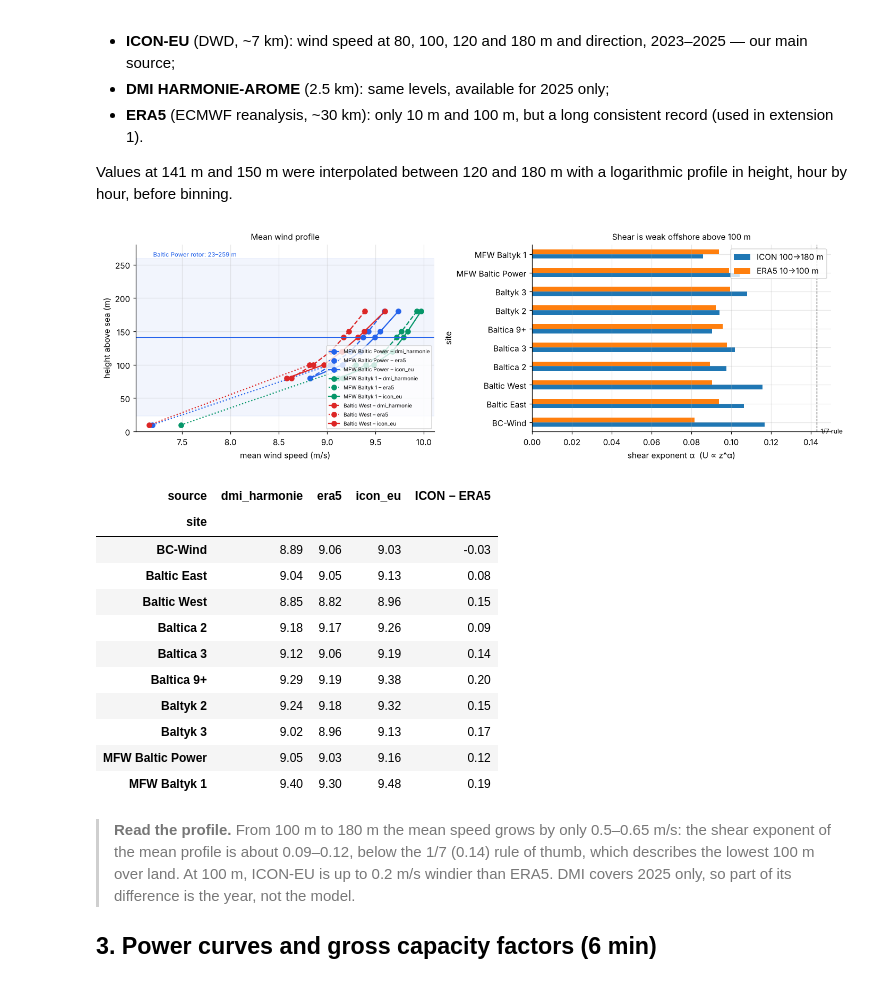
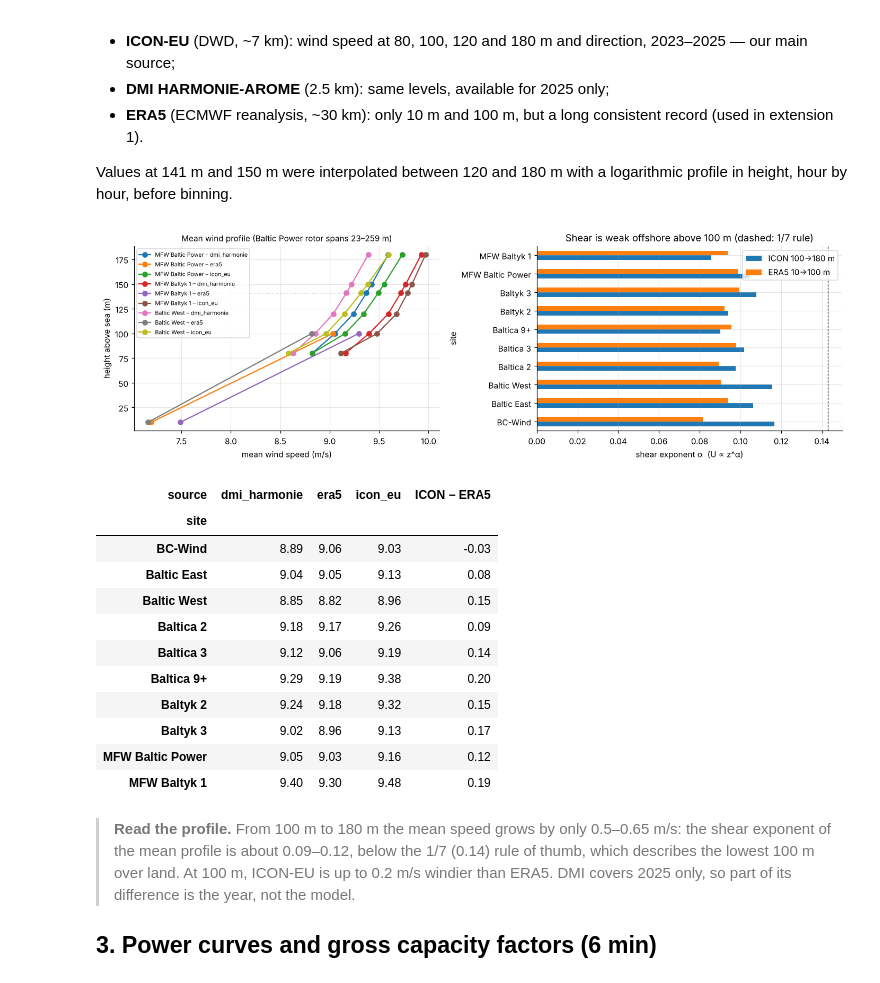
Before and after one commit to ogcincubator/bblocks-seadots, a Jupyter notebook: docs/baltic-ses-exercise/baltic_ses_production_extension.ipynb, the cells around one changed output. Drawn from its saved outputs; the diff is of its cells as text; code cells hidden in the pictures.

```diff
--- a/docs/baltic-ses-exercise/baltic_ses_production_extension.ipynb
+++ b/docs/baltic-ses-exercise/baltic_ses_production_extension.ipynb
@@ -92,15 +76,12 @@ summary
 | Baltyk 3 | 50 | SG 14-236 DD | 236.0 | NaN | Baltyk 2 + Baltyk 3 | 14.4 | 150 | 720.0 | 720.0 |
 | MFW Baltic Power | 76 | V236-15.0 MW | 236.0 | 141 | MFW Baltic Power | 15.0 | 141 | 1140.0 | 1200.0 |
 # %%
-fig, ax = plt.subplots(figsize=(11, 4.4))
-colors = {"MFW Baltic Power": "#2563eb", "Baltica 2": "#d97706", "Baltyk 2": "#059669", "Baltyk 3": "#7c3aed"}
-for f in osm["features"]:
-    if f["geometry"] and f["geometry"]["type"] == "Polygon":
-        ring = np.array(f["geometry"]["coordinates"][0]); ax.fill(ring[:, 0], ring[:, 1], fc="#94a3b8", alpha=.15, ec="#64748b", lw=.8)
-for site, g in turbines.groupby("wind_site"):
-    ax.scatter(g.lon, g.lat, s=g.rotor_d / 14, color=colors[site], label=f"{site}: {len(g)} × {g.model.iloc[0]}")
-subs = [f for f in osm["features"] if f["properties"]["tags"].get("power") == "substation"]
-ax.scatter([s["geometry"]["coordinates"][0] for s in subs], [s["geometry"]["coordinates"][1] for s in subs], marker="s", s=40, c="k", label="offshore substations")
-ax.set_aspect(1.75); ax.legend(fontsize=8, loc="upper left", ncol=3); ax.set_ylim(54.93, 55.22)
-ax.set_title("Turbine positions in OpenStreetMap (grey: mapped farm areas; the Baltica 3 area has no turbines yet)", fontsize=10); plt.show()
+osm = viz.to_gdf(osm_file, flatten=["tags"])
+viz.explore({
+    "farm areas (OSM)": {"data": osm[osm.geom_type == "Polygon"], "color": "#64748b", "style_kwds": {"fillOpacity": .15},
+                         "tooltip": ["name", "seamark:name", "operator"]},
+    "turbines (OSM)": {"data": turbines, "column": "wind_site", "cmap": "Set1", "marker_kwds": {"radius": 4},
+                       "tooltip": ["wind_site", "model", "rotor_d", "hub_m_osm", "ref"]},
+    "offshore substations (OSM)": {"data": osm[osm.power == "substation"], "color": "black", "tooltip": ["name", "ref", "voltage"],
+                                   "marker_kwds": {"radius": 6}}})
 # %% [output]
@@ -116,34 +97,21 @@ Three models, three different strengths:
 
 Values at 141 m and 150 m were interpolated between 120 and 180 m with a logarithmic profile in height, hour by hour, before binning.
 # %%
-hist = pd.read_csv(DATA / "wind_speed_hist_by_height_2023-2025.csv")
-hist["counts"] = list(parse_counts(hist.counts_0_to_30ms))
-profile = hist.pivot_table(index=["site", "source"], columns="height_m", values="mean_ms")
-
+hist = sp.load_wind_histograms(DATA / "wind_speed_hist_by_height_2023-2025.csv")
+profile = sp.mean_profiles(hist)
 fig, ax = plt.subplots(1, 2, figsize=(13, 4.2))
-for (site, src), row in profile.loc[["MFW Baltic Power", "MFW Baltyk 1", "Baltic West"]].iterrows():
-    z = row.dropna()
-    ax[0].plot(z.values, z.index, marker="o", ls={"icon_eu": "-", "dmi_harmonie": "--", "era5": ":"}[src],
-               color={"MFW Baltic Power": "#2563eb", "MFW Baltyk 1": "#059669", "Baltic West": "#dc2626"}[site],
-               label=f"{site} – {src}")
-ax[0].set_ylim(0, 280)
-ax[0].axhspan(141 - 118, 141 + 118, color="#2563eb", alpha=.06); ax[0].axhline(141, color="#2563eb", lw=.8)
-ax[0].text(7.2, 262, "Baltic Power rotor: 23–259 m", fontsize=7.5, color="#2563eb")
-ax[0].set_xlabel("mean wind speed (m/s)"); ax[0].set_ylabel("height above sea (m)"); ax[0].legend(fontsize=6.5, loc="lower right")
-ax[0].set_title("Mean wind profile", fontsize=10)
-icon = profile.xs("icon_eu", level="source")
-alpha = shear_exponent(icon[100], icon[180], 100, 180)
-alpha_era = shear_exponent(profile.xs("era5", level="source")[10], profile.xs("era5", level="source")[100], 10, 100)
-pd.DataFrame({"ICON 100→180 m": alpha, "ERA5 10→100 m": alpha_era}).plot.barh(ax=ax[1])
-ax[1].axvline(1 / 7, color="k", ls="--", lw=.8); ax[1].text(1 / 7 + .002, -0.6, "1/7 rule", fontsize=8)
-ax[1].set_xlabel("shear exponent α  (U ∝ z^α)"); ax[1].set_title("Shear is weak offshore above 100 m", fontsize=10)
+lines = profile.loc[["MFW Baltic Power", "MFW Baltyk 1", "Baltic West"]].T
+lines.columns = [f"{site} – {source}" for site, source in lines.columns]
+viz.profile_plot(lines, ax=ax[0], title="Mean wind profile (Baltic Power rotor spans 23–259 m)")
+ax[0].axhline(141, color="k", lw=.6, ls=":")
+sp.shear_table(profile).plot.barh(ax=ax[1])
+ax[1].axvline(1 / 7, color="k", ls="--", lw=.8)
+ax[1].set(xlabel="shear exponent α  (U ∝ z^α)", title="Shear is weak offshore above 100 m (dashed: 1/7 rule)")
 plt.tight_layout(); plt.show()
-
 at100 = profile[100].unstack("source")
-at100["ICON − ERA5"] = at100.icon_eu - at100.era5
-at100.round(2)
+at100.assign(**{"ICON − ERA5": at100.icon_eu - at100.era5}).round(2)
 # %% [output]
-[figure, old version]
+[figure, new version]
 | source | dmi_harmonie | era5 | icon_eu | ICON − ERA5 |
 | site |  |  |  |  |
 | BC-Wind | 8.89 | 9.06 | 9.03 | -0.03 |
```
Also changed, not shown: parts of 11 cells of this notebook, 21 other files.
